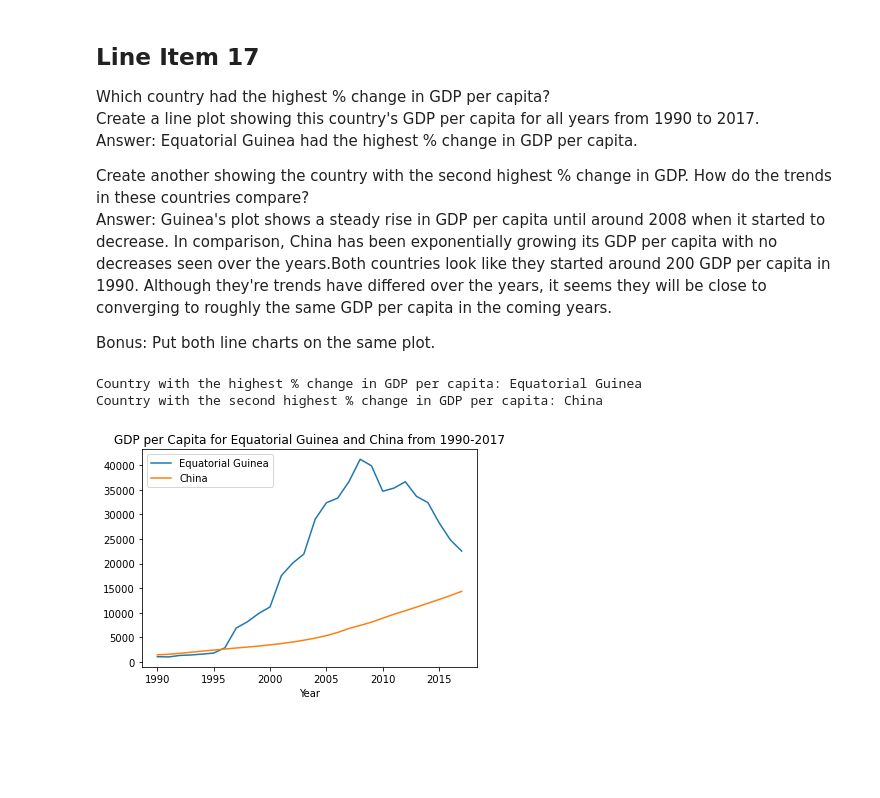
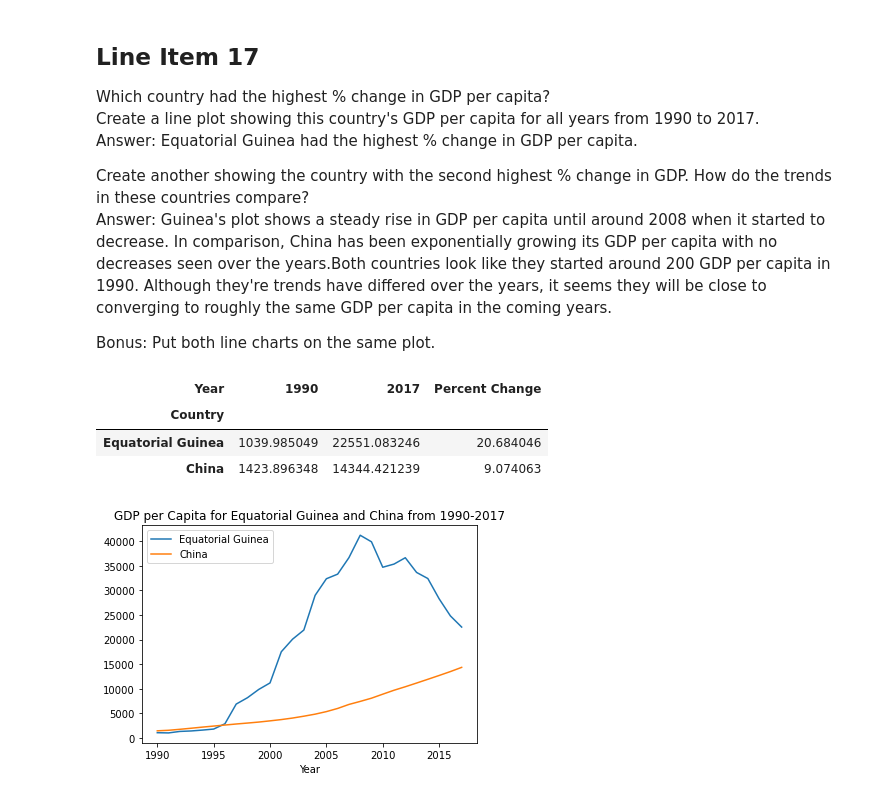
Before and after one commit to nss-data-science-cohort-5/un_exploration-jrkotun, a Jupyter notebook: notebooks/UN_Data_Exploration.ipynb, the cells around one changed output. Cells and saved outputs as stored; diff of their text form; code cells hidden in the pictures; blank space fills up the shorter version.

```diff
--- a/notebooks/UN_Data_Exploration.ipynb
+++ b/notebooks/UN_Data_Exploration.ipynb
@@ -185,8 +201,13 @@ Pivot the data for 1990 and 2017 (using the pandas .pivot_table() method or anot
 Drop any rows that are missing values for either 1990 or 2017.<br>
 Save the result to a dataframe named gdp_pivoted.
 # %%
+# Filter data for 1990 and 2017
 subset = (gdp_df['Year'] == 2017) | (gdp_df['Year'] == 1990)
-gdp_pivoted = gdp_df[subset].pivot_table('GDP_Per_Capita', index='Country', columns='Year').dropna(0)
+
+# Pivot the data for 1990 and 2017 with Country on the rows and Year on the columns
+gdp_pivoted = gdp_df[subset].pivot_table('GDP_Per_Capita',
+                                         index='Country',
+                                         columns='Year').dropna(0)
 # %% [markdown]
 ## Line Item 15
 Create a new column in gdp_pivoted named Percent_Change.<br>
@@ -231,13 +254,13 @@ Create another showing the country with the second highest % change in GDP. How
 Answer: Guinea's plot shows a steady rise in GDP per capita until around 2008 when it started to decrease. In comparison, China has been exponentially growing its GDP per capita with no decreases seen over the years.Both countries look like they started around 200 GDP per capita in 1990. Although they're trends have differed over the years, it seems they will be close to converging to roughly the same GDP per capita in the coming years.<br>
 
 Bonus: Put both line charts on the same plot.
-# %%
-gdp_sort = gdp_pivoted.sort_values("Percent Change", ascending=False)
-highest = gdp_sort.iloc[0]
-second_highest = gdp_sort.iloc[1]
-print("Country with the highest % change in GDP per capita: " + highest.name)
-print("Country with the second highest % change in GDP per capita: " + second_highest.name)
-# %% [output]
-Country with the highest % change in GDP per capita: Equatorial Guinea
-Country with the second highest % change in GDP per capita: China
+# %%
+# Filter out the two countries with the highest Percent Change
+gdp_sort = gdp_pivoted.sort_values("Percent Change", ascending=False).head(2)
+gdp_sort
+# %% [output]
+| Year | 1990 | 2017 | Percent Change |
+| Country |  |  |  |
+| Equatorial Guinea | 1039.985049 | 22551.083246 | 20.684046 |
+| China | 1423.896348 | 14344.421239 | 9.074063 |
 # %%
```
Also changed, not shown: parts of 39 cells of this notebook.
